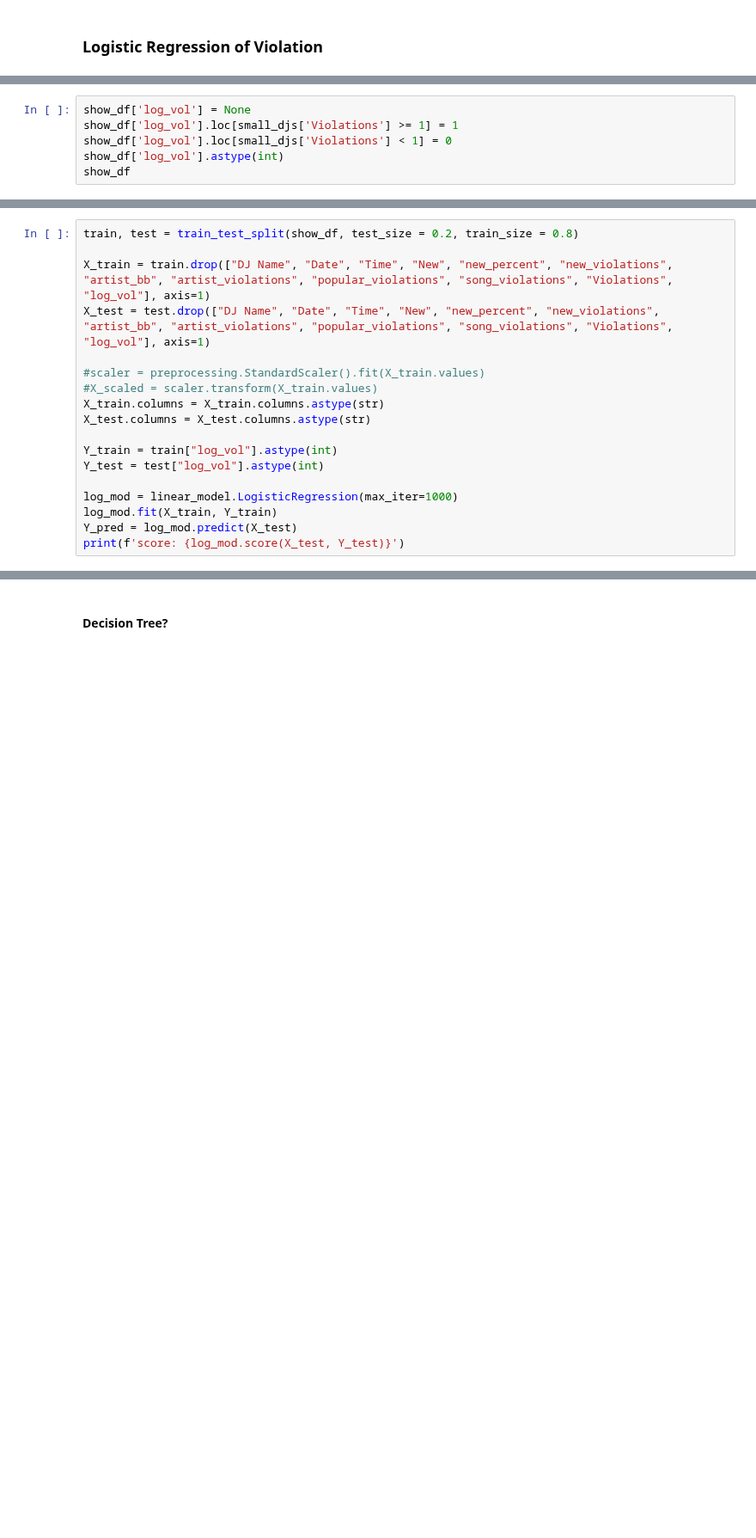
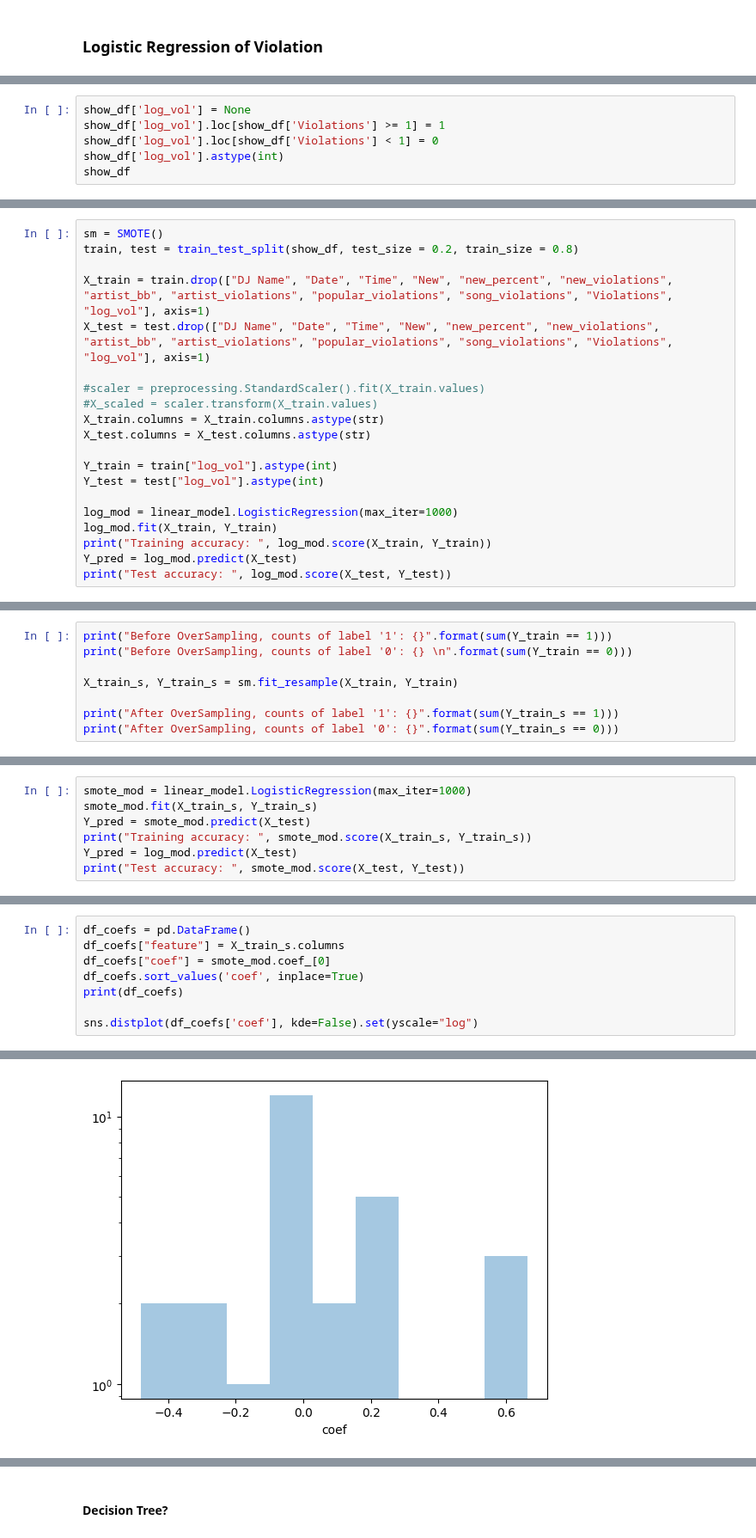
Before and after one commit to zhayes42/CS3870-WRUV, a Jupyter notebook: main.ipynb, the cells around one changed output, grey strips where cells are left out. Shown at 86% size. Drawn from its saved outputs; the diff is of its cells as text; blank space fills up the shorter version.

Commit message:
smote and EDA updates

```diff
--- a/main.ipynb
+++ b/main.ipynb
@@ -648,7 +655,7 @@ R2: -3.6892934470578664
 # %%
 show_df['log_vol'] = None
-show_df['log_vol'].loc[small_djs['Violations'] >= 1] = 1
-show_df['log_vol'].loc[small_djs['Violations'] < 1] = 0
+show_df['log_vol'].loc[show_df['Violations'] >= 1] = 1
+show_df['log_vol'].loc[show_df['Violations'] < 1] = 0
 show_df['log_vol'].astype(int)
 show_df
 # %% [output]
@@ -685,6 +694,7 @@ print(violation_djs)
  'Chloe' 'Cordiform' 'Corey' 'Count Emily' 'DJ  Sweet T'
  'DJ Annie Banannie' 'DJ B']
 # %%
+sm = SMOTE()
 train, test = train_test_split(show_df, test_size = 0.2, train_size = 0.8)
 
 X_train = train.drop(["DJ Name", "Date", "Time", "New", "new_percent", "new_violations", "artist_bb", "artist_violations", "popular_violations", "song_violations", "Violations",  "log_vol"], axis=1)
@@ -700,6 +710,7 @@ Y_test = test["log_vol"].astype(int)
 
 log_mod = linear_model.LogisticRegression(max_iter=1000)
 log_mod.fit(X_train, Y_train)
+print("Training accuracy: ", log_mod.score(X_train, Y_train))
 Y_pred = log_mod.predict(X_test)
-print(f'score: {log_mod.score(X_test, Y_test)}')
+print("Test accuracy: ", log_mod.score(X_test, Y_test))
 # %% [output]
@@ -711,3 +723,11 @@ Increase the number of iterations (max_iter) or scale the data as shown in:
 Please also refer to the documentation for alternative solver options:
     https://scikit-learn.org/stable/modules/linear_model.html#logistic-regression
   n_iter_i = _check_optimize_result(
+# %%
+print("Before OverSampling, counts of label '1': {}".format(sum(Y_train == 1)))
+print("Before OverSampling, counts of label '0': {} \n".format(sum(Y_train == 0)))
+
+X_train_s, Y_train_s = sm.fit_resample(X_train, Y_train)
+
+print("After OverSampling, counts of label '1': {}".format(sum(Y_train_s == 1)))
+print("After OverSampling, counts of label '0': {}".format(sum(Y_train_s == 0)))
@@ -713,0 +740,7 @@ Please also refer to the documentation for alternative solver options:
+# %%
+smote_mod = linear_model.LogisticRegression(max_iter=1000)
+smote_mod.fit(X_train_s, Y_train_s)
+Y_pred = smote_mod.predict(X_test)
+print("Training accuracy: ", smote_mod.score(X_train_s, Y_train_s))
+Y_pred = log_mod.predict(X_test)
+print("Test accuracy: ", smote_mod.score(X_test, Y_test))
@@ -713,0 +757,9 @@ Please also refer to the documentation for alternative solver options:
+# %%
+df_coefs = pd.DataFrame()
+df_coefs["feature"] = X_train_s.columns
+df_coefs["coef"] = smote_mod.coef_[0]
+df_coefs.sort_values('coef', inplace=True)
+print(df_coefs)
+
+sns.distplot(df_coefs['coef'], kde=False).set(yscale="log")
+# %% [output]
@@ -713,0 +793 @@ Please also refer to the documentation for alternative solver options:
+[figure, added]
```
Also changed, not shown: parts of 24 cells of this notebook.
